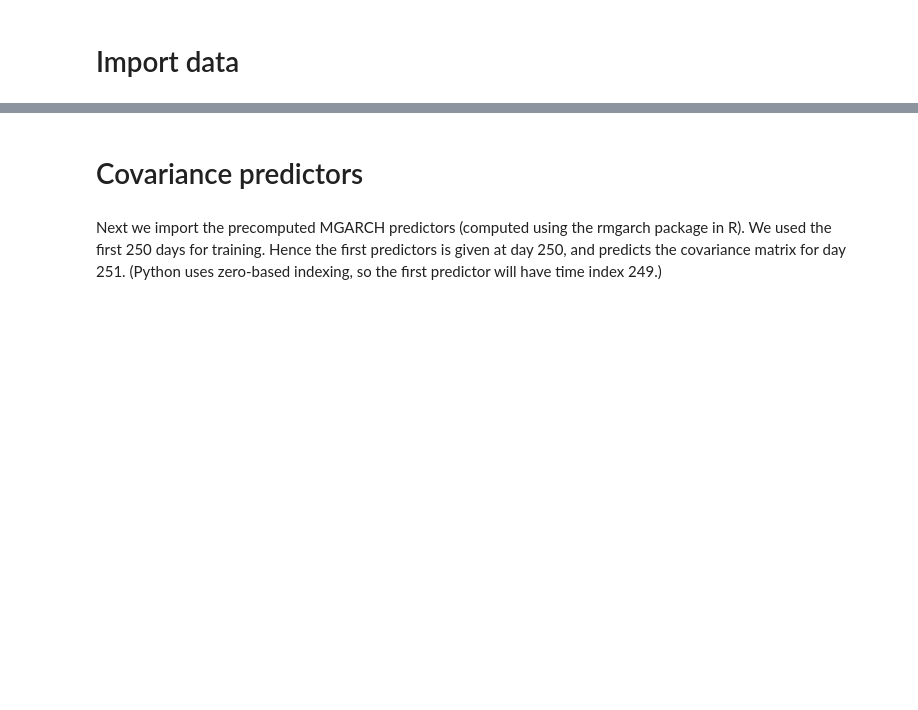
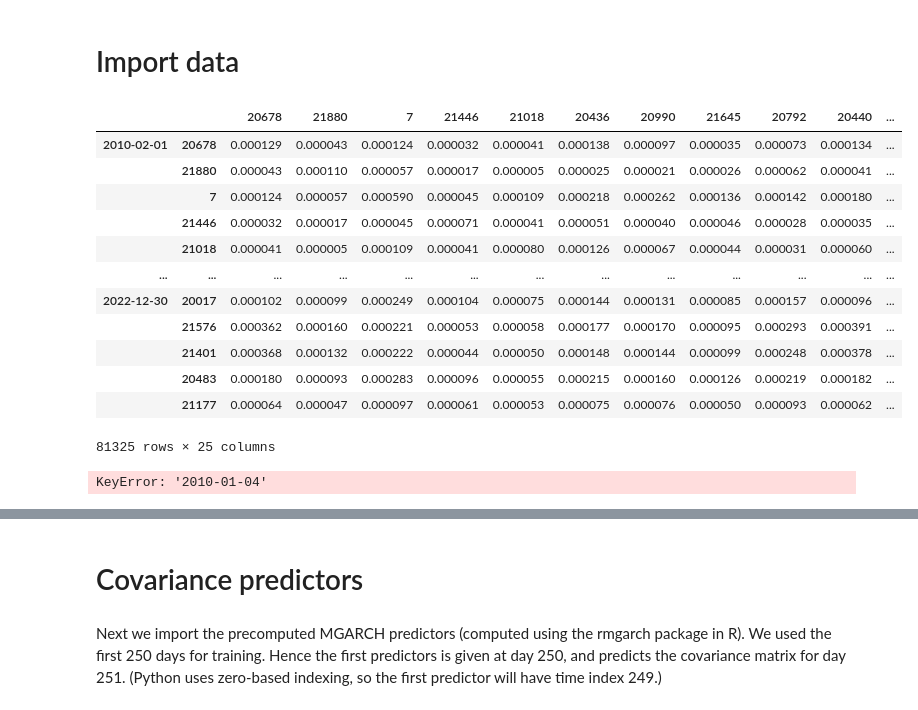
Before and after one commit to cvxgrp/cov_pred_finance, a Jupyter notebook: experiments/notebooks/stock_portfolios.ipynb, the cells around one changed output, grey strips where cells are left out. Drawn from its saved outputs; the diff is of its cells as text; code cells hidden in the pictures; blank space fills up the shorter version.

```diff
--- a/experiments/notebooks/stock_portfolios.ipynb
+++ b/experiments/notebooks/stock_portfolios.ipynb
@@ -29,0 +42,16 @@ rf_rate.index = pd.to_datetime(rf_rate.index, format='%Y%m%d')
+# %%
+ewma21
+# %% [output]
+|  |  | 20678 | 21880 | 7 | 21446 | 21018 | 20436 | 20990 | 21645 | 20792 | 20440 | ... |
+| 2010-02-01 | 20678 | 0.000129 | 0.000043 | 0.000124 | 0.000032 | 0.000041 | 0.000138 | 0.000097 | 0.000035 | 0.000073 | 0.000134 | ... |
+|  | 21880 | 0.000043 | 0.000110 | 0.000057 | 0.000017 | 0.000005 | 0.000025 | 0.000021 | 0.000026 | 0.000062 | 0.000041 | ... |
+|  | 7 | 0.000124 | 0.000057 | 0.000590 | 0.000045 | 0.000109 | 0.000218 | 0.000262 | 0.000136 | 0.000142 | 0.000180 | ... |
+|  | 21446 | 0.000032 | 0.000017 | 0.000045 | 0.000071 | 0.000041 | 0.000051 | 0.000040 | 0.000046 | 0.000028 | 0.000035 | ... |
+|  | 21018 | 0.000041 | 0.000005 | 0.000109 | 0.000041 | 0.000080 | 0.000126 | 0.000067 | 0.000044 | 0.000031 | 0.000060 | ... |
+| ... | ... | ... | ... | ... | ... | ... | ... | ... | ... | ... | ... | ... |
+| 2022-12-30 | 20017 | 0.000102 | 0.000099 | 0.000249 | 0.000104 | 0.000075 | 0.000144 | 0.000131 | 0.000085 | 0.000157 | 0.000096 | ... |
+|  | 21576 | 0.000362 | 0.000160 | 0.000221 | 0.000053 | 0.000058 | 0.000177 | 0.000170 | 0.000095 | 0.000293 | 0.000391 | ... |
+|  | 21401 | 0.000368 | 0.000132 | 0.000222 | 0.000044 | 0.000050 | 0.000148 | 0.000144 | 0.000099 | 0.000248 | 0.000378 | ... |
+|  | 20483 | 0.000180 | 0.000093 | 0.000283 | 0.000096 | 0.000055 | 0.000215 | 0.000160 | 0.000126 | 0.000219 | 0.000182 | ... |
+|  | 21177 | 0.000064 | 0.000047 | 0.000097 | 0.000061 | 0.000053 | 0.000075 | 0.000076 | 0.000050 | 0.000093 | 0.000062 | ... |
+81325 rows × 25 columns
@@ -29,0 +60,4 @@ rf_rate.index = pd.to_datetime(rf_rate.index, format='%Y%m%d')
+# %%
+ewma21.loc['2010-01-04']
+# %% [output]
+KeyError: '2010-01-04'
```
Also changed, not shown: parts of 8 cells of this notebook, 3 other files.
